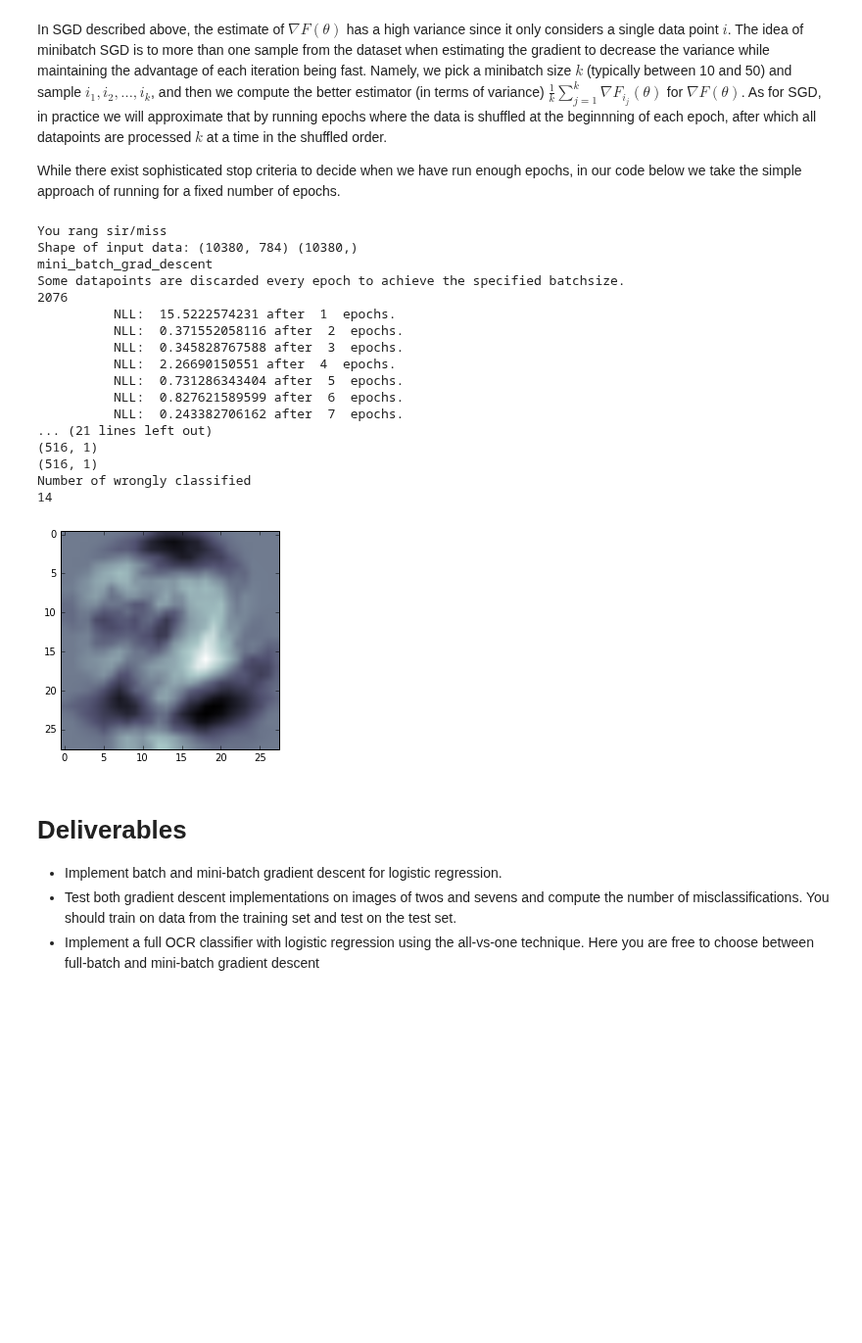
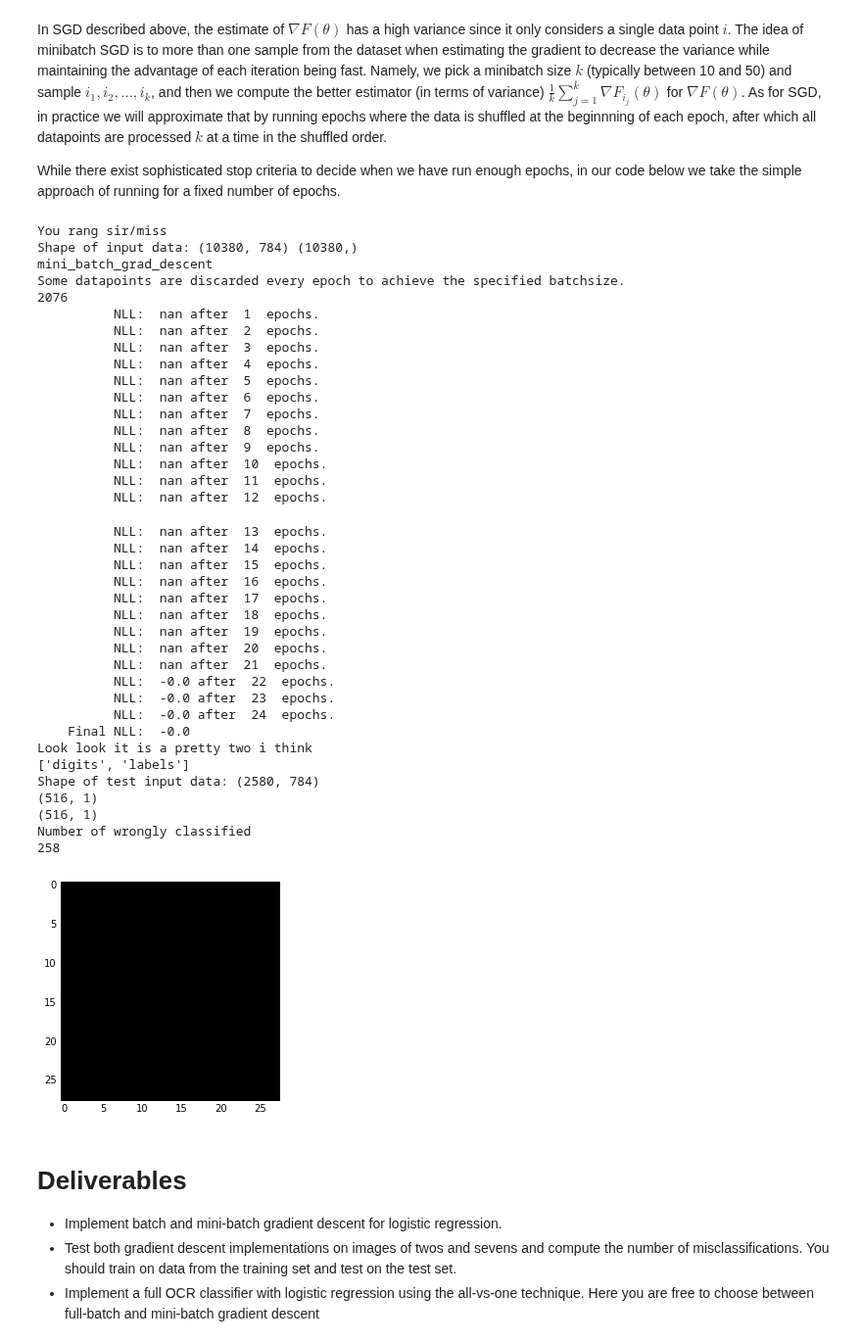
Before and after one commit to Malakith/dMachineLearning, a Jupyter notebook: Handin_1_Machine_Learning_2016.ipynb, the cells around one changed output. Shown at 98% size. Saved outputs shown, nothing was run; the diff lists cells and outputs as text; code cells hidden in the pictures; blank space fills up the shorter version.

```diff
--- a/Handin_1_Machine_Learning_2016.ipynb
+++ b/Handin_1_Machine_Learning_2016.ipynb
@@ -249,8 +249,13 @@ def logistic(z):
         corresponding input entry after applying the logistic function to it
     """
 
-    # Undgå overflow ved at begrænse z (exp(+/-710) -> overflow)
-    return np.exp(-np.logaddexp(0, -z))
+    # Calculate the logistic function
+    result = np.exp(-np.logaddexp(0, -z))
+    # The result should be greater than 0 and less than 1, so we set all values outisde of
+    # interval to a proper representation of their valye
+    result[result <= 0] = np.nextafter(0,1)
+    result[result >= 1] = np.nextafter(1,0)
+    return
 
 def log_cost(X, y, w=None, reg=0):
     """
@@ -273,12 +278,16 @@ def log_cost(X, y, w=None, reg=0):
     # shape the targetvalues as a one-dimensional matrix
     n, d = X.shape
     y = y.reshape(n, 1)
-    pad = 0.000000000000001
+
     # calculate the logistic function that will be used repeatedly
     sigma = logistic(X.dot(w))
     # Avoid using sigma's == 1 in NLL calculation (avoid log(0)'s)
-    cost = - np.sum( y*np.log(sigma+pad) + (1 - y)*np.log(1-sigma+pad) )
+    cost = - np.sum( y*np.log(sigma) + (1 - y)*np.log(1-sigma) )
     grad = - X.T.dot(y-logistic(X.dot(w)))
+    if cost < 0:
+        print("Cost was negative")
+        print(sigma)
+        print()
     return cost, grad
 
 def batch_grad_descent(X, y, w=None, reg=0, stepsize=0.1, maxiter=2**12,):
@@ -302,6 +311,7 @@ def batch_grad_descent(X, y, w=None, reg=0, stepsize=0.1, maxiter=2**12,):
     for itercount in range(0, maxiter):
         cost, grad = log_cost(X, y, w, reg=reg)
         w = w - stepsize*grad
+        #stepsize = max(0.00001, 1.0 - (itercount/maxiter))
         if cost < bestcost:
             bestcost = cost
             bestw = w
@@ -344,6 +354,7 @@ def mini_batch_grad_descent(X, y, w=None, reg=0, batchsize=100, epochs=2*12, ste
         if cost < bestcost:
             bestcost = cost
             bestw = w
+        stepsize = max(0.00001, 1.0 - (epoch/epochs))
         print('          NLL: ', cost, 'after ', epoch+1, ' epochs.')
     return bestw, bestcost
 
@@ -383,46 +394,66 @@ def twosAndSevens():
 
     # Now we should test our data.
     digits_test, labels_test = load_test_data()
     idx1 = (labels_test == 2)
     idx2 = (labels_test == 7)
     img27 = digits_test[idx1 | idx2,:]
     lab27 = labels_test[idx1 | idx2]
     lab27[lab27==2] = 0
     lab27[lab27==7] = 1
     lab27
 
     Y = np.dot(img27, w)
     Y[Y >= 0] = 1
     Y[Y < 0] = 0
     n, d = Y.shape
     lab27 = lab27.reshape(n, 1)
     print(Y.shape)
     print(lab27.shape)
     print("Number of wrongly classified")
     result = (Y != lab27)
     print(result.sum())
 
 if __name__ == '__main__':
     twosAndSevens()
 # %% [output]
 You rang sir/miss
 Shape of input data: (10380, 784) (10380,)
 mini_batch_grad_descent
 Some datapoints are discarded every epoch to achieve the specified batchsize.
 2076
-          NLL:  15.5222574231 after  1  epochs.
-          NLL:  0.371552058116 after  2  epochs.
-          NLL:  0.345828767588 after  3  epochs.
-          NLL:  2.26690150551 after  4  epochs.
-          NLL:  0.731286343404 after  5  epochs.
-          NLL:  0.827621589599 after  6  epochs.
-          NLL:  0.243382706162 after  7  epochs.
-... (21 lines left out)
-(516, 1)
-(516, 1)
-Number of wrongly classified
-14
+          NLL:  nan after  1  epochs.
+          NLL:  nan after  2  epochs.
+          NLL:  nan after  3  epochs.
+          NLL:  nan after  4  epochs.
+          NLL:  nan after  5  epochs.
+          NLL:  nan after  6  epochs.
+          NLL:  nan after  7  epochs.
+          NLL:  nan after  8  epochs.
+          NLL:  nan after  9  epochs.
+          NLL:  nan after  10  epochs.
+          NLL:  nan after  11  epochs.
+          NLL:  nan after  12  epochs.
+          NLL:  nan after  13  epochs.
+          NLL:  nan after  14  epochs.
+          NLL:  nan after  15  epochs.
+          NLL:  nan after  16  epochs.
+          NLL:  nan after  17  epochs.
+          NLL:  nan after  18  epochs.
+          NLL:  nan after  19  epochs.
+          NLL:  nan after  20  epochs.
+          NLL:  nan after  21  epochs.
+          NLL:  -0.0 after  22  epochs.
+          NLL:  -0.0 after  23  epochs.
+          NLL:  -0.0 after  24  epochs.
+    Final NLL:  -0.0
+Look look it is a pretty two i think
+['digits', 'labels']
+Shape of test input data: (2580, 784)
+(516, 1)
+(516, 1)
+Number of wrongly classified
+258
-[figure, old version]
+[figure, new version]
 # %% [markdown]
 # Deliverables
 * Implement batch and mini-batch gradient descent for logistic regression.
```
